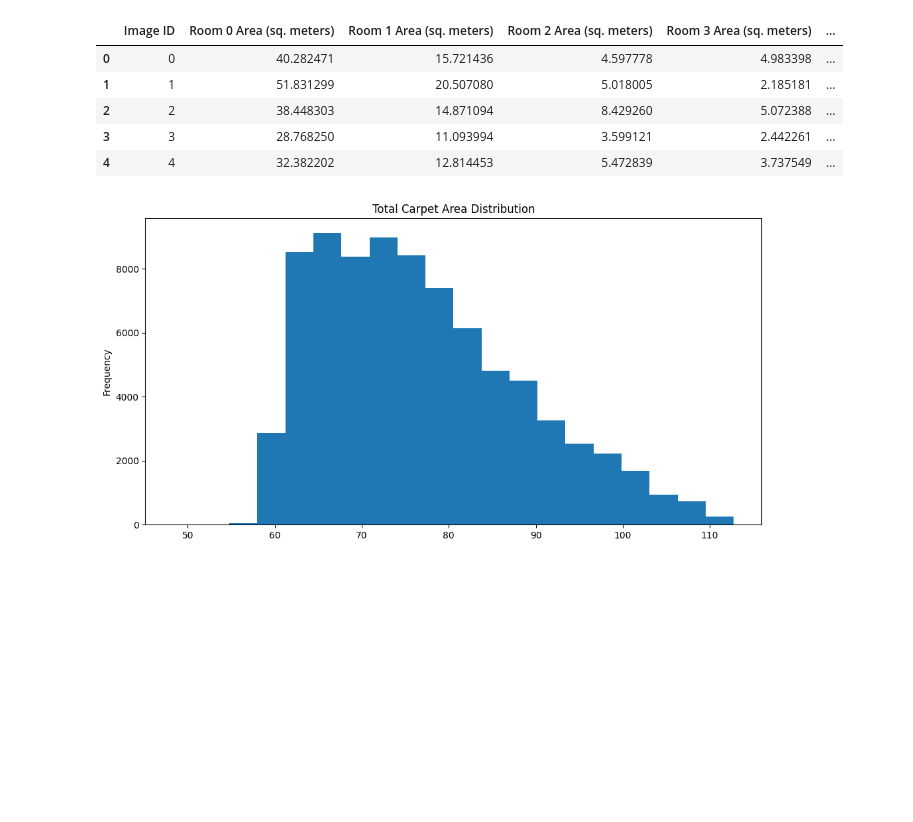
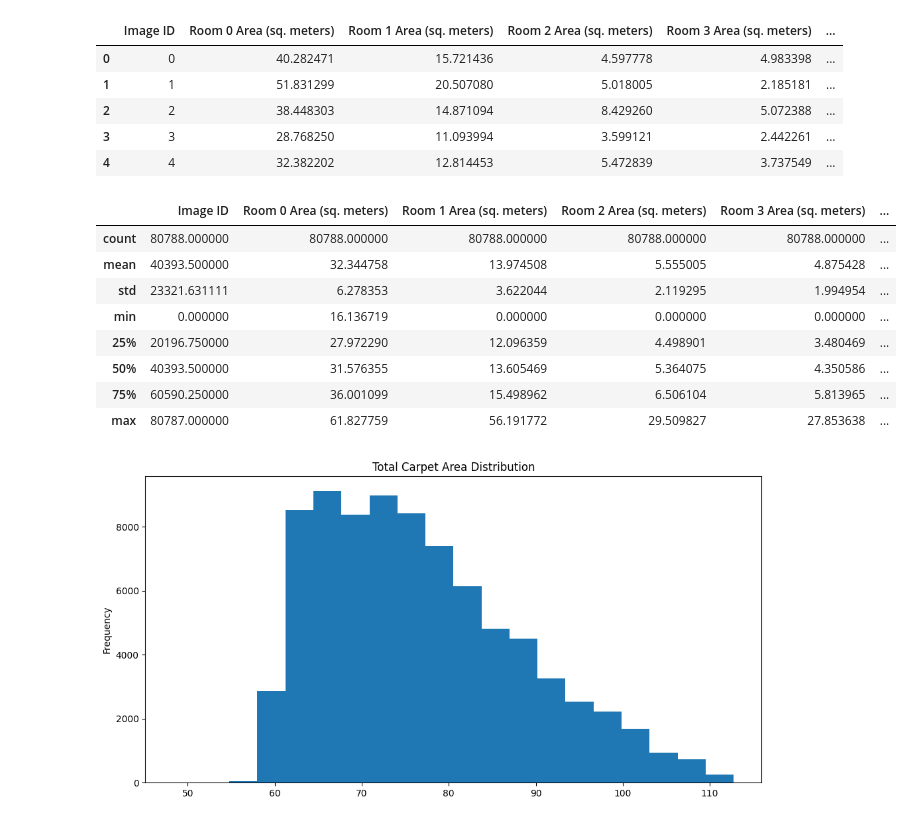
Before and after one commit to visa-boys/Phase1, a Jupyter notebook: eda.ipynb, the cells around one changed output. Saved outputs shown, nothing was run; the diff lists cells and outputs as text; code cells hidden in the pictures; blank space fills up the shorter version.

```diff
--- a/eda.ipynb
+++ b/eda.ipynb
@@ -147,6 +147,18 @@ data.head(5)
 | 2 | 2 | 38.448303 | 14.871094 | 8.429260 | 5.072388 | ... |
 | 3 | 3 | 28.768250 | 11.093994 | 3.599121 | 2.442261 | ... |
 | 4 | 4 | 32.382202 | 12.814453 | 5.472839 | 3.737549 | ... |
+# %%
+data.describe()
+# %% [output]
+|  | Image ID | Room 0 Area (sq. meters) | Room 1 Area (sq. meters) | Room 2 Area (sq. meters) | Room 3 Area (sq. meters) | ... |
+| count | 80788.000000 | 80788.000000 | 80788.000000 | 80788.000000 | 80788.000000 | ... |
+| mean | 40393.500000 | 32.344758 | 13.974508 | 5.555005 | 4.875428 | ... |
+| std | 23321.631111 | 6.278353 | 3.622044 | 2.119295 | 1.994954 | ... |
+| min | 0.000000 | 16.136719 | 0.000000 | 0.000000 | 0.000000 | ... |
+| 25% | 20196.750000 | 27.972290 | 12.096359 | 4.498901 | 3.480469 | ... |
+| 50% | 40393.500000 | 31.576355 | 13.605469 | 5.364075 | 4.350586 | ... |
+| 75% | 60590.250000 | 36.001099 | 15.498962 | 6.506104 | 5.813965 | ... |
+| max | 80787.000000 | 61.827759 | 56.191772 | 29.509827 | 27.853638 | ... |
 # %%
 total_area = data['Total Area']
 fig, ax = plt.subplots(1, 1, figsize=(12, 6))
```
Also changed, not shown: parts of 7 cells of this notebook.
